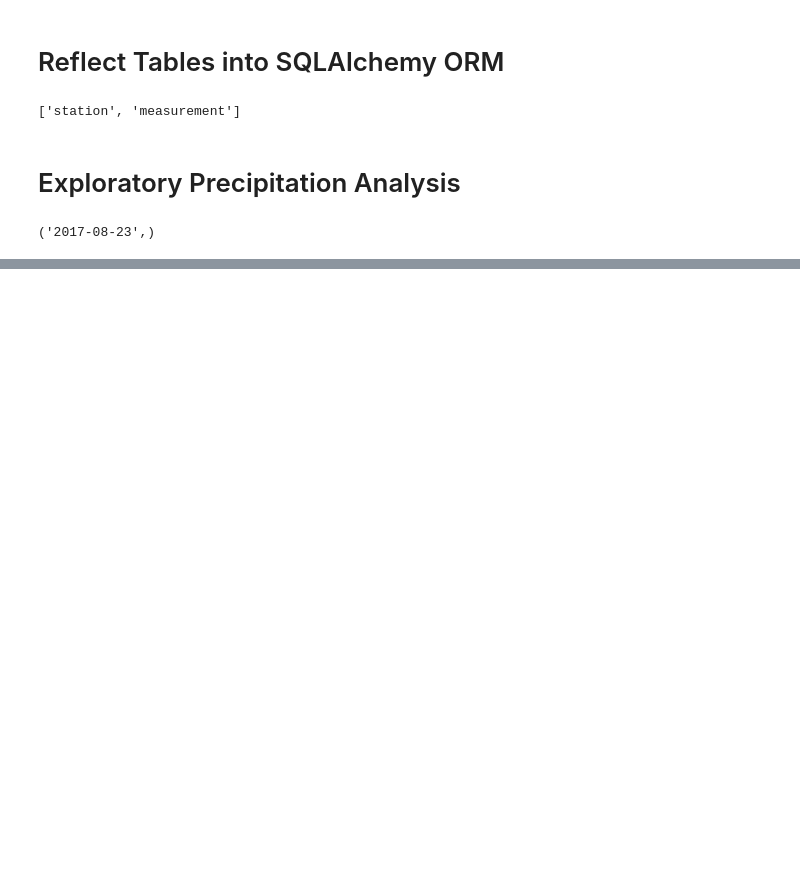
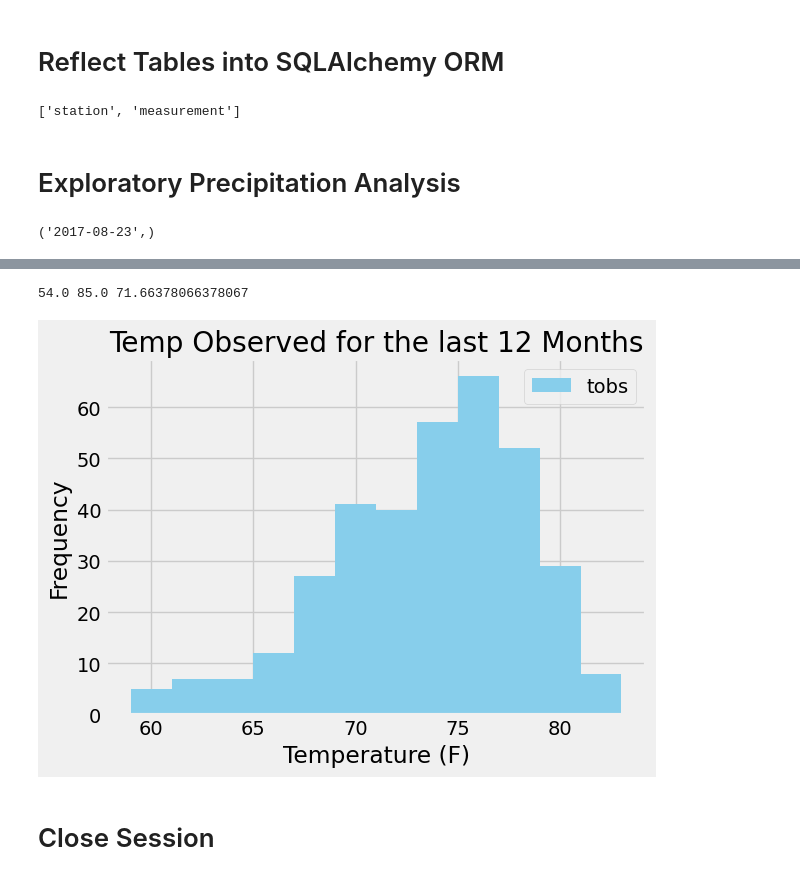
Before and after one commit to RamirezMaribel/sqlalchemy_challenge, a Jupyter notebook: surfsup/climate_starter_hw.ipynb, the cells around one changed output, grey strips where cells are left out. Drawn from its saved outputs; the diff is of its cells as text; code cells hidden in the pictures; blank space fills up the shorter version.

```diff
--- a/surfsup/climate_starter_hw.ipynb
+++ b/surfsup/climate_starter_hw.ipynb
@@ -81,0 +148,33 @@ session.query(measurement.date).order_by(measurement.date.desc()).first()
+# %%
+#Cell 14 of homework
+
+# Using the most active station id from the previous query, calculate the lowest, highest, and average temperature.
+min_temp=session.query(func.min(measurement.tobs)).filter(measurement.station=='USC00519281').scalar()
+max_temp=session.query(func.max(measurement.tobs)).filter(measurement.station=='USC00519281').scalar()
+avg_temp=session.query(func.avg(measurement.tobs)).filter(measurement.station=='USC00519281').scalar()
+print(min_temp,max_temp,avg_temp)
+# %% [output]
+54.0 85.0 71.66378066378067
+# %%
+#Cell 15 of homework
+# Using the most active station id
+# Query the last 12 months of temperature observation data for this station and plot the results as a histogram
+latestdate=session.query(func.max(measurement.date)).scalar()
+latest=dt.datetime.strptime(latestdate,'%Y-%m-%d')
+prioryear=latest-dt.timedelta(days=365)
+prioryear_str=prioryear.strftime('%y-%m-%d')
+activestation=session.query(measurement.date,measurement.tobs).filter(measurement.station=='USC00519281').filter(measurement.date>=prioryear).filter(measurement.date<=latest).all()
+active_df=pd.DataFrame(activestation,columns=['date','temperature'])
+
+#plotting the histogram
+
+plt.hist(active_df['temperature'], bins=12, color='skyblue',label='tobs')
+plt.xlabel('Temperature (F)')
+plt.ylabel('Frequency')
+plt.title('Temp Observed for the last 12 Months')
+plt.legend()
+plt.tight_layout();
+# %% [output]
+[figure, added]
+# %% [markdown]
+# Close Session
```
Also changed, not shown: parts of 8 cells of this notebook, 1 other file.
